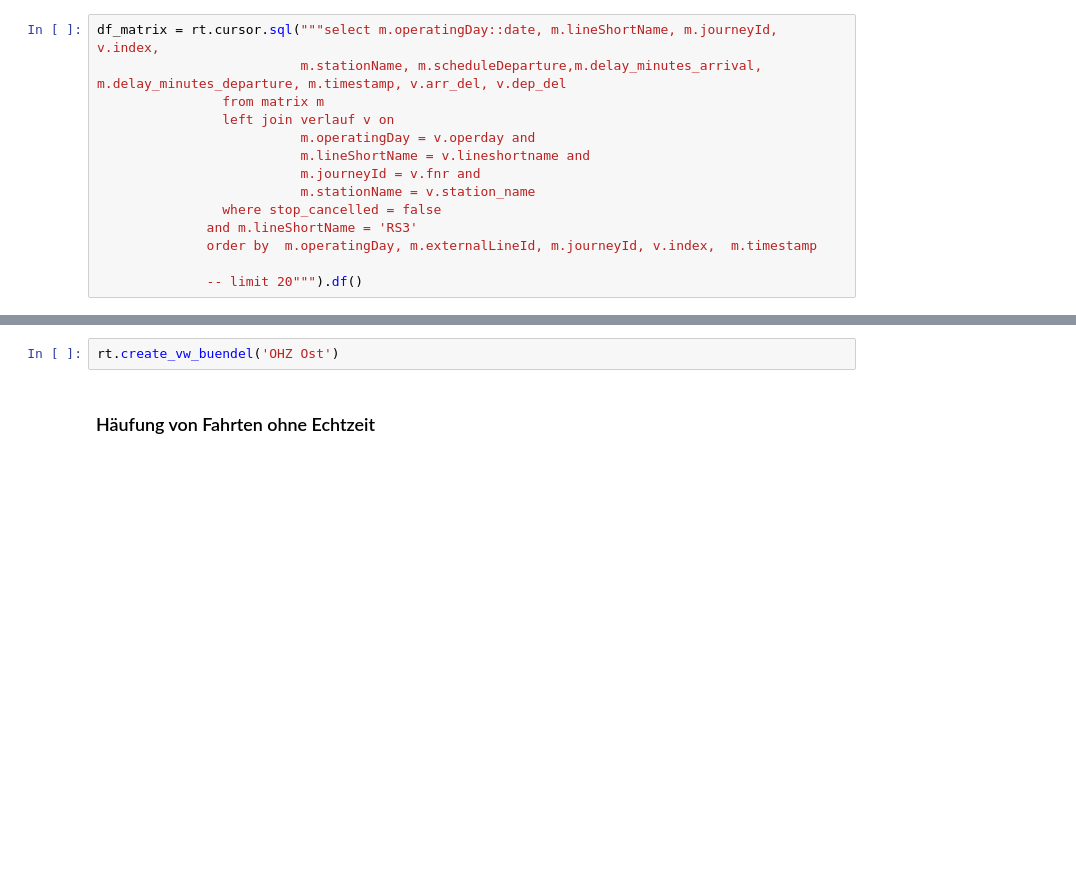
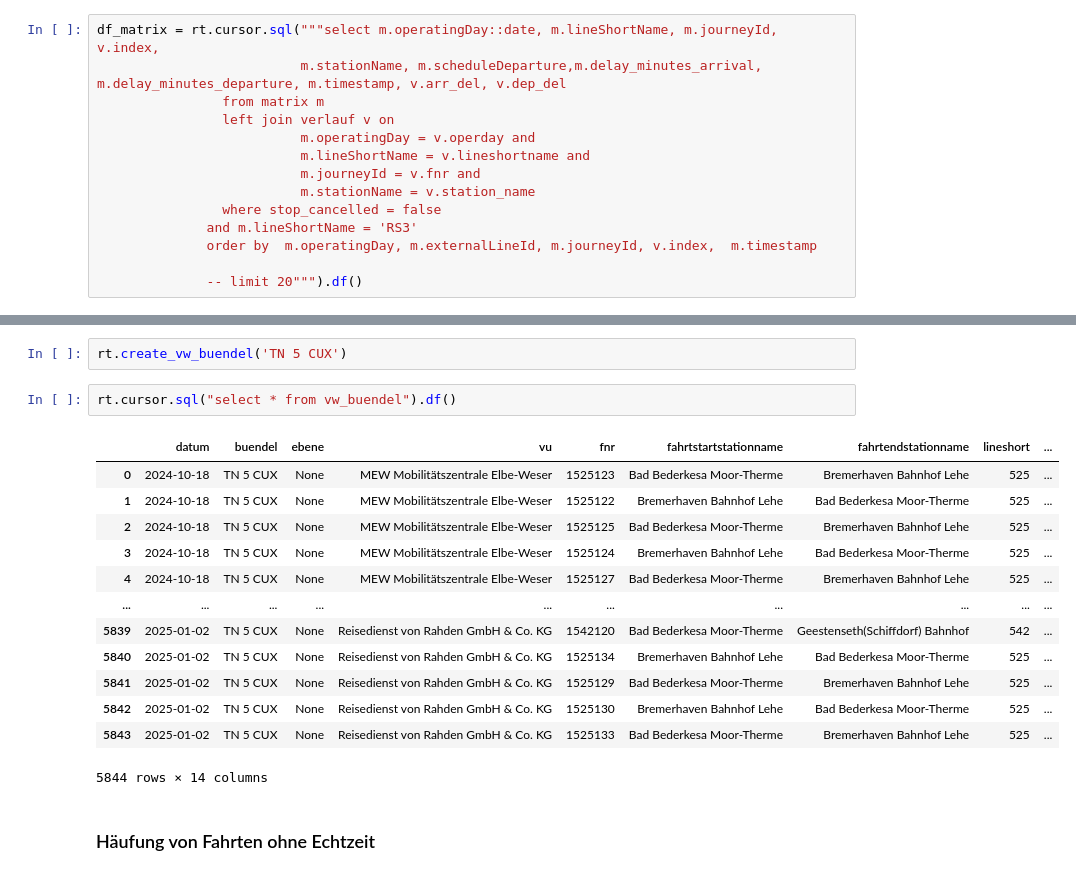
Before and after one commit to zvbn-code/rt2, a Jupyter notebook: rt_auswertung_parquet.ipynb, the cells around one changed output, grey strips where cells are left out. Drawn from its saved outputs; the diff is of its cells as text; blank space fills up the shorter version.

```diff
--- a/rt_auswertung_parquet.ipynb
+++ b/rt_auswertung_parquet.ipynb
@@ -276,5 +316,21 @@ rt.cursor.sql("select min(datum )::date as min_date, max(datum)::date as amx_dat
-# %%
-rt.create_vw_buendel('OHZ Ost')
+# %%
+rt.create_vw_buendel('TN 5 CUX')
+# %%
+rt.cursor.sql("select * from vw_buendel").df()
+# %% [output]
+|  | datum | buendel | ebene | vu | fnr | fahrtstartstationname | fahrtendstationname | lineshort | ... |
+| 0 | 2024-10-18 | TN 5 CUX | None | MEW Mobilitätszentrale Elbe-Weser | 1525123 | Bad Bederkesa Moor-Therme | Bremerhaven Bahnhof Lehe | 525 | ... |
+| 1 | 2024-10-18 | TN 5 CUX | None | MEW Mobilitätszentrale Elbe-Weser | 1525122 | Bremerhaven Bahnhof Lehe | Bad Bederkesa Moor-Therme | 525 | ... |
+| 2 | 2024-10-18 | TN 5 CUX | None | MEW Mobilitätszentrale Elbe-Weser | 1525125 | Bad Bederkesa Moor-Therme | Bremerhaven Bahnhof Lehe | 525 | ... |
+| 3 | 2024-10-18 | TN 5 CUX | None | MEW Mobilitätszentrale Elbe-Weser | 1525124 | Bremerhaven Bahnhof Lehe | Bad Bederkesa Moor-Therme | 525 | ... |
+| 4 | 2024-10-18 | TN 5 CUX | None | MEW Mobilitätszentrale Elbe-Weser | 1525127 | Bad Bederkesa Moor-Therme | Bremerhaven Bahnhof Lehe | 525 | ... |
+| ... | ... | ... | ... | ... | ... | ... | ... | ... | ... |
+| 5839 | 2025-01-02 | TN 5 CUX | None | Reisedienst von Rahden GmbH & Co. KG | 1542120 | Bad Bederkesa Moor-Therme | Geestenseth(Schiffdorf) Bahnhof | 542 | ... |
+| 5840 | 2025-01-02 | TN 5 CUX | None | Reisedienst von Rahden GmbH & Co. KG | 1525134 | Bremerhaven Bahnhof Lehe | Bad Bederkesa Moor-Therme | 525 | ... |
+| 5841 | 2025-01-02 | TN 5 CUX | None | Reisedienst von Rahden GmbH & Co. KG | 1525129 | Bad Bederkesa Moor-Therme | Bremerhaven Bahnhof Lehe | 525 | ... |
+| 5842 | 2025-01-02 | TN 5 CUX | None | Reisedienst von Rahden GmbH & Co. KG | 1525130 | Bremerhaven Bahnhof Lehe | Bad Bederkesa Moor-Therme | 525 | ... |
+| 5843 | 2025-01-02 | TN 5 CUX | None | Reisedienst von Rahden GmbH & Co. KG | 1525133 | Bad Bederkesa Moor-Therme | Bremerhaven Bahnhof Lehe | 525 | ... |
+5844 rows × 14 columns
 # %% [markdown]
 ### Häufung von Fahrten ohne Echtzeit
 # %%
```
Also changed, not shown: parts of 43 cells of this notebook, 1 other file.
